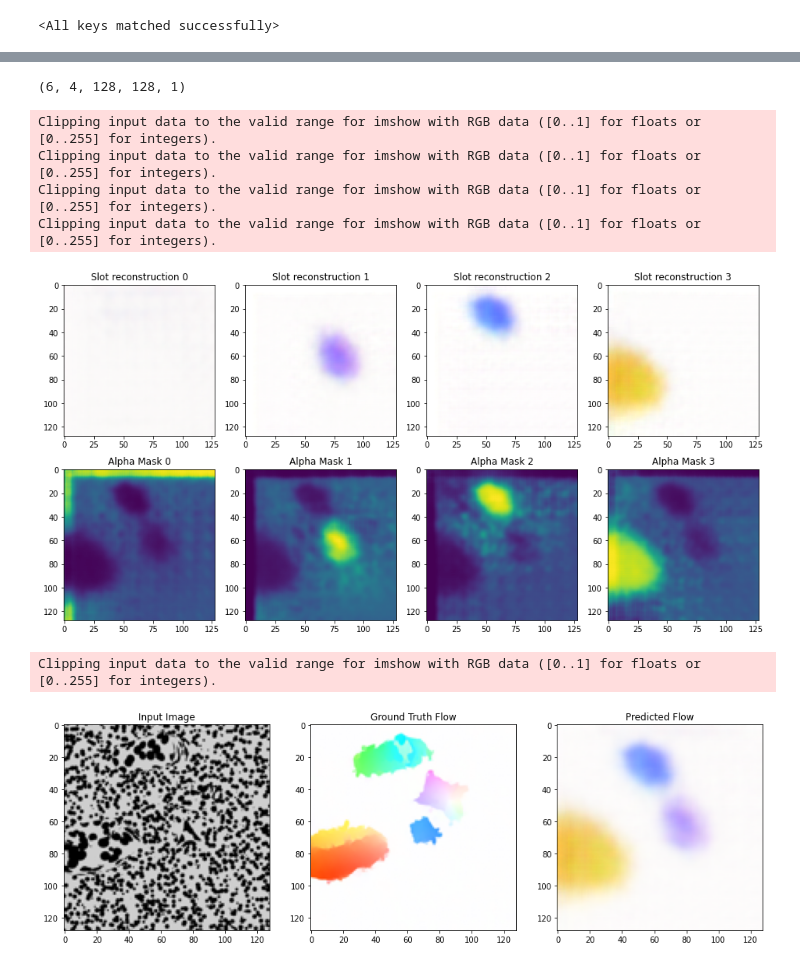
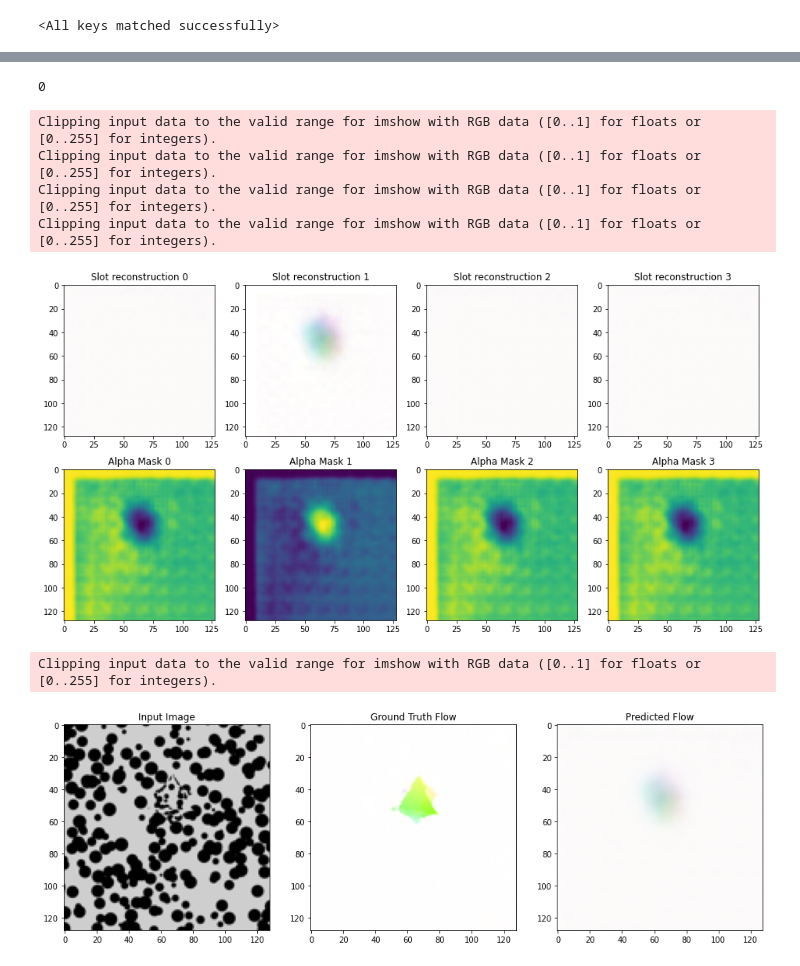
Before and after one commit to yifr/GestaltVision, a Jupyter notebook: notebooks/SAVi_eval_tex=all_shapes=2,3_slots=4.ipynb, the cells around one changed output, grey strips where cells are left out. Drawn from its saved outputs; the diff is of its cells as text; code cells hidden in the pictures.

```diff
--- a/notebooks/SAVi_eval_tex=all_shapes=2,3_slots=4.ipynb
+++ b/notebooks/SAVi_eval_tex=all_shapes=2,3_slots=4.ipynb
@@ -47,2 +68,6 @@ SlotAttentionVideo(
+# %%
+savi = savi.to("cuda")
 # %%
-batch = data.__getitem__(20)
+batch = data.__getitem__(43)
+# %%
+for batch in
@@ -49,7 +78,11 @@ batch = data.__getitem__(20)
+# %%
+batch["scene"]
+# %% [output]
+0
 # %%
-images = batch["images"].unsqueeze(0)
-masks = batch["masks"].unsqueeze(0)
-flows = batch["flows"].unsqueeze(0)
+images = batch["images"].unsqueeze(0).to("cuda")
+masks = batch["masks"].unsqueeze(0).to("cuda")
+flows = batch["flows"].unsqueeze(0).to("cuda")
 # %%
 out = savi(images, masks[:, :, 0])
 # %%
@@ -57,40 +90,37 @@ recons = out["recons"].squeeze(0).detach().cpu().numpy()
 masks = out["masks"].squeeze(0).detach().cpu().numpy()
 slots = out["slots"].squeeze(0).detach().cpu().numpy()
 recon_all = out["recon_combined"].squeeze(0).detach().cpu().numpy()
-# %%
-masks.shape
-# %% [output]
-(6, 4, 128, 128, 1)
 # %%
 fig, axs = plt.subplots(2, 4, figsize=(16, 8))
+plot_idx = 1
 for i in range(4):
-    msk = masks[4, i]
-    recon = recons[4, i]
+    msk = masks[plot_idx, i]
+    recon = recons[plot_idx, i]
     axs[1, i].imshow(msk)
     axs[0, i].imshow(recon)
 
 
     axs[0][i].set_title(f"Slot reconstruction {i}")
     axs[1][i].set_title(f"Alpha Mask {i}")
 
 plt.show()
 
 fig, axs = plt.subplots(1, 3, figsize=(16, 8))
-axs[0].imshow(images.squeeze(0).cpu().numpy()[4].transpose(1, 2, 0))
+axs[0].imshow(images.squeeze(0).cpu().numpy()[plot_idx].transpose(1, 2, 0))
 axs[0].set_title("Input Image")
 
-axs[1].imshow(flows.squeeze(0).cpu().numpy()[4].transpose(1, 2, 0))
+axs[1].imshow(flows.squeeze(0).cpu().numpy()[plot_idx].transpose(1, 2, 0))
 axs[1].set_title("Ground Truth Flow")
 
-axs[2].imshow(recon_all[4].transpose(1, 2, 0))
+axs[2].imshow(recon_all[plot_idx].transpose(1, 2, 0))
 axs[2].set_title("Predicted Flow")
 
 plt.show()
 # %% [output]
 Clipping input data to the valid range for imshow with RGB data ([0..1] for floats or [0..255] for integers).
 Clipping input data to the valid range for imshow with RGB data ([0..1] for floats or [0..255] for integers).
 Clipping input data to the valid range for imshow with RGB data ([0..1] for floats or [0..255] for integers).
 Clipping input data to the valid range for imshow with RGB data ([0..1] for floats or [0..255] for integers).
-[figure, old version]
+[figure, new version]
 Clipping input data to the valid range for imshow with RGB data ([0..1] for floats or [0..255] for integers).
-[figure, old version]
+[figure, new version]
```
Also changed, not shown: parts of 4 cells of this notebook, 4 other files.
